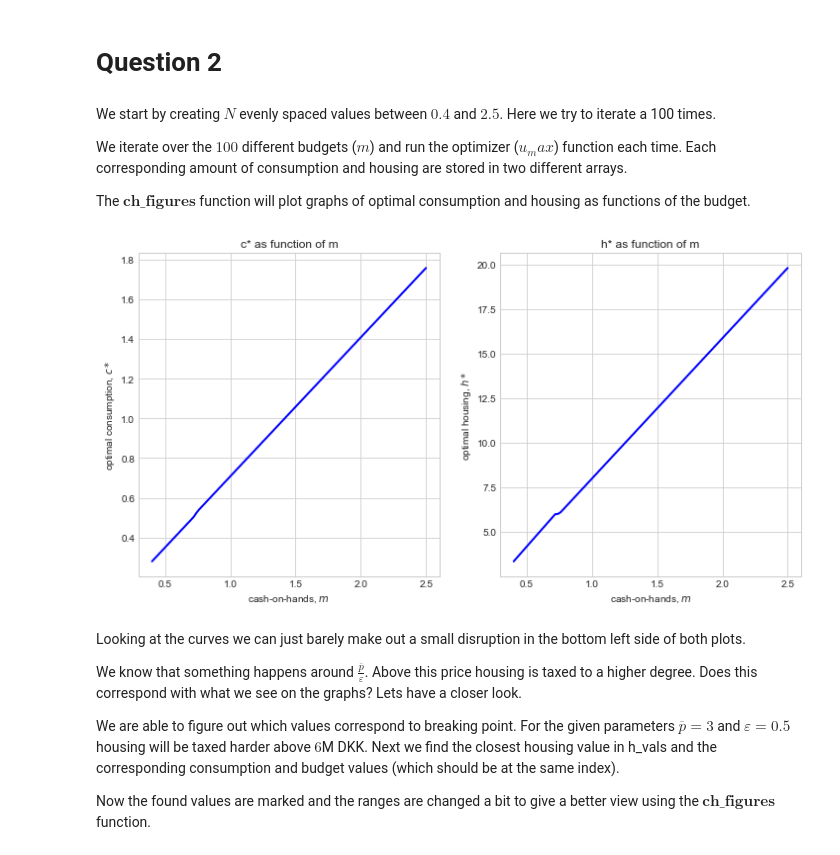
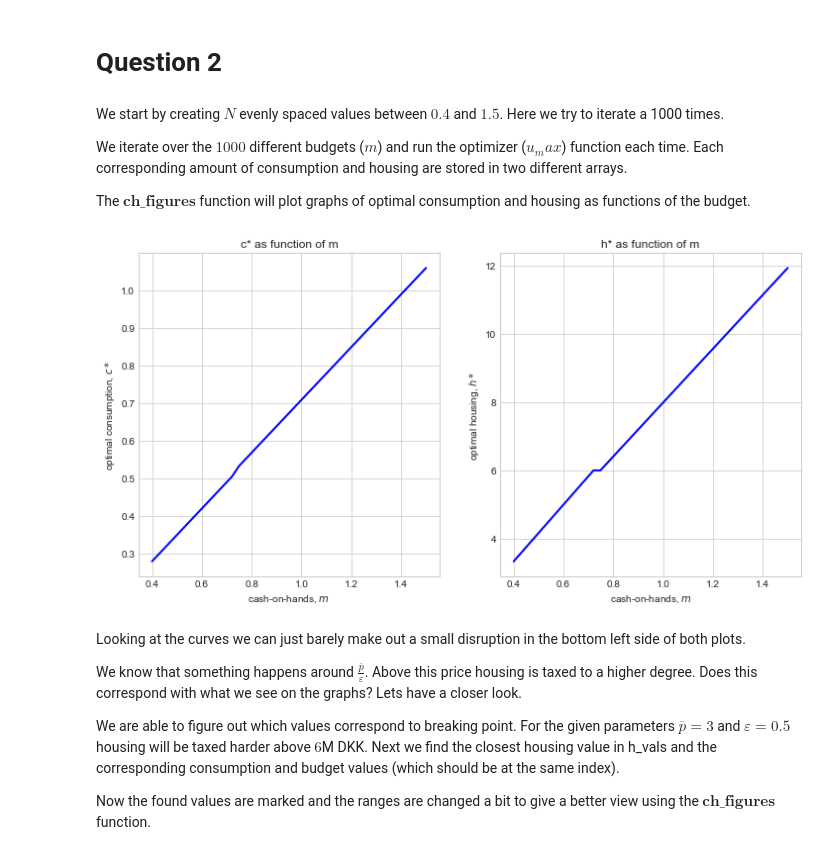
Before and after one commit to AskerNC/projects-2021-concatenaters, a Jupyter notebook: inauguralproject/inauguralproject.ipynb, the cells around one changed output. Drawn from its saved outputs; the diff is of its cells as text; code cells hidden in the pictures.

```diff
--- a/inauguralproject/inauguralproject.ipynb
+++ b/inauguralproject/inauguralproject.ipynb
@@ -50,31 +50,31 @@ Trying to make sense of these numbers, would imply that the rational agent shoul
 # %% [markdown]
 # Question 2
 # %% [markdown]
-We start by creating $N$ evenly spaced values between $0.4$ and $2.5$. Here we try to iterate a 100 times.
+We start by creating $N$ evenly spaced values between $0.4$ and $1.5$. Here we try to iterate a 1000 times.
 
-We iterate over the $100$ different budgets ($m$) and run the optimizer ($u_max$) function each time. Each corresponding amount of consumption and housing are stored in two different arrays.
+We iterate over the $1000$ different budgets ($m$) and run the optimizer ($u_max$) function each time. Each corresponding amount of consumption and housing are stored in two different arrays.
 
 The $\textbf{ch_figures}$ function will plot graphs of optimal consumption and housing as functions of the budget.
 # %%
 # a. creating array of budgets
-N = 100
-m_vals = np.linspace(0.4,2.5,N)
+N = 1000
+m_vals = np.linspace(0.4,1.5,N)
 
 # b. creating arrays of optimal consumption and housing
 c_vals = np.empty(N)
 h_vals = np.empty(N)
 
 for i,mi in enumerate(m_vals):
     utils = ip.u_max(m=mi)
 
     c_vals[i] = utils[0]
     h_vals[i] = utils[1]
 
 # c. plotting the c* and h* as functions of budget
 fig1 = ip.ch_figures(c_vals,h_vals,m_vals)
 fig1.savefig('q2_plot1.pdf')
 # %% [output]
-[figure, old version]
+[figure, new version]
 # %% [markdown]
 Looking at the curves we can just barely make out a small disruption in the bottom left side of both plots.
 
```
Also changed, not shown: parts of 5 cells of this notebook, 4 other files.
